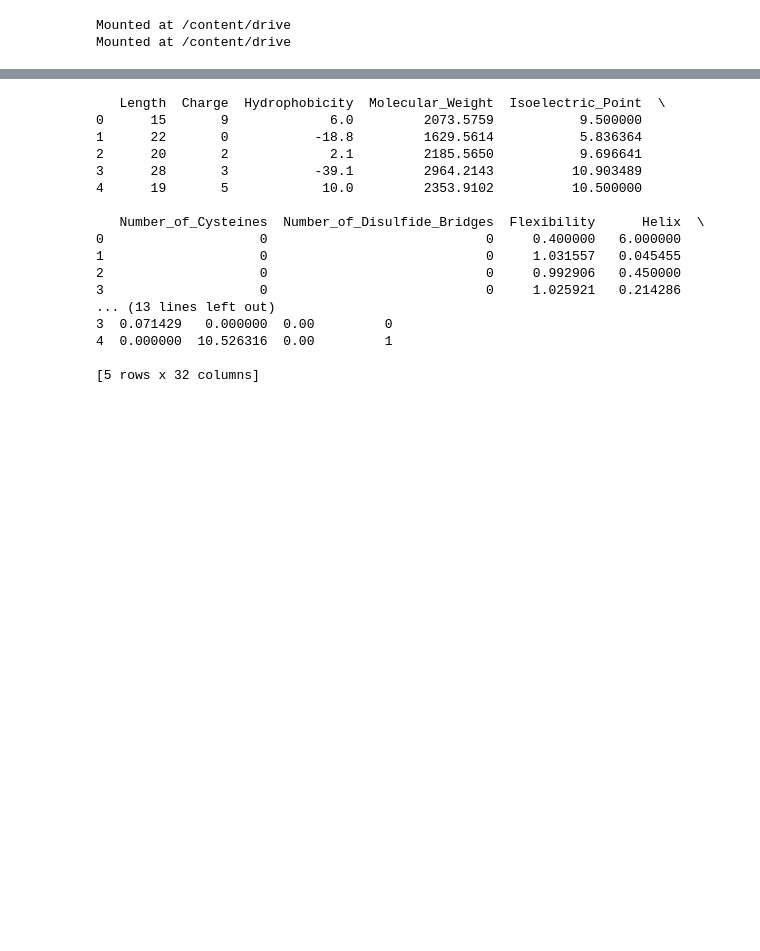
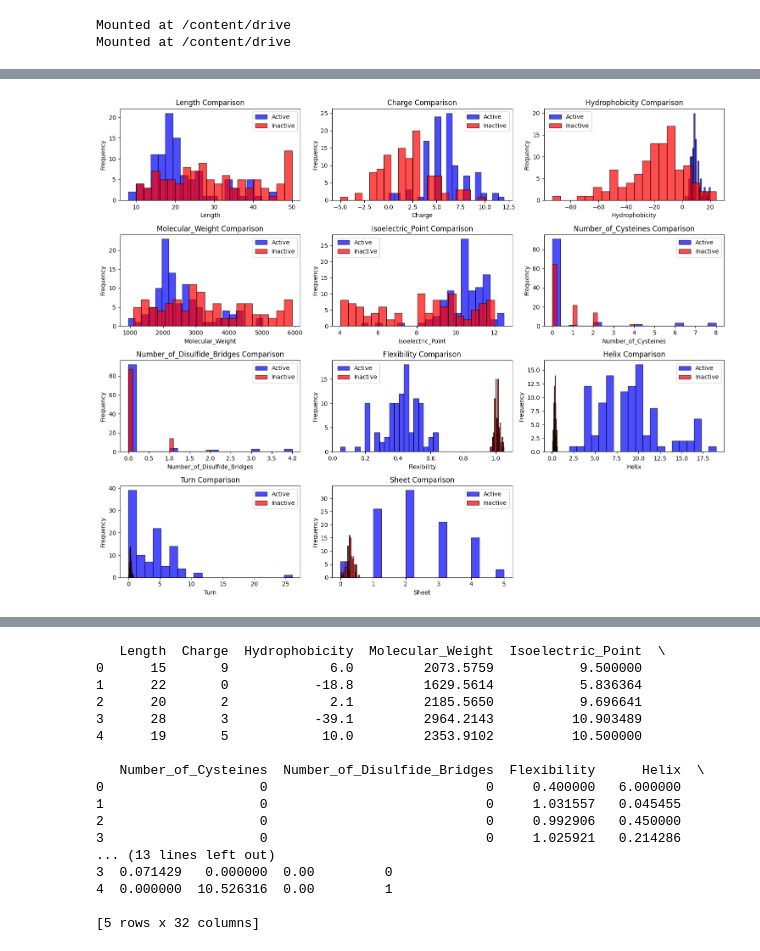
Before and after one commit to Sievv/Sievv, a Jupyter notebook: Escherichia_coli_(E_coli)Model.ipynb, the cells around one changed output, grey strips where cells are left out. Cells and saved outputs as stored; diff of their text form; code cells hidden in the pictures; blank space fills up the shorter version.

```diff
--- a/Escherichia_coli_(E_coli)Model.ipynb
+++ b/Escherichia_coli_(E_coli)Model.ipynb
@@ -85,3 +150,34 @@ dtype: object
+# %%
+import pandas as pd
+import matplotlib.pyplot as plt
+
+# Load datasets
+active = pd.read_csv('/content/drive/MyDrive/EC/E.coli_Active_coding v1.csv')
+inactive = pd.read_csv('/content/drive/MyDrive/EC/inactive_ec 104.csv')
+
+# Define the list of physicochemical properties to compare
+physicochemical_properties = [
+    'Length', 'Charge', 'Hydrophobicity', 'Molecular_Weight', 'Isoelectric_Point',
+    'Number_of_Cysteines', 'Number_of_Disulfide_Bridges', 'Flexibility', 'Helix', 'Turn', 'Sheet'
+]
+
+# Plot histograms for comparison
+plt.figure(figsize=(15, 12))
+
+# Loop through each physicochemical property and create a histogram
+for i, property in enumerate(physicochemical_properties, 1):
+    plt.subplot(4, 3, i)  # Create a subplot grid of 4 rows and 3 columns
+    plt.hist(active[property], bins=20, alpha=0.7, color='blue', label='Active', edgecolor='black')
+    plt.hist(inactive[property], bins=20, alpha=0.7, color='red', label='Inactive', edgecolor='black')
+    plt.title(f"{property} Comparison")
+    plt.xlabel(property)
+    plt.ylabel("Frequency")
+    plt.legend()
+
+plt.tight_layout()
+plt.show()
+# %% [output]
+[figure, added]
 # %%
 import pandas as pd
 from sklearn.model_selection import train_test_split
```
Also changed, not shown: parts of 9 cells of this notebook.
